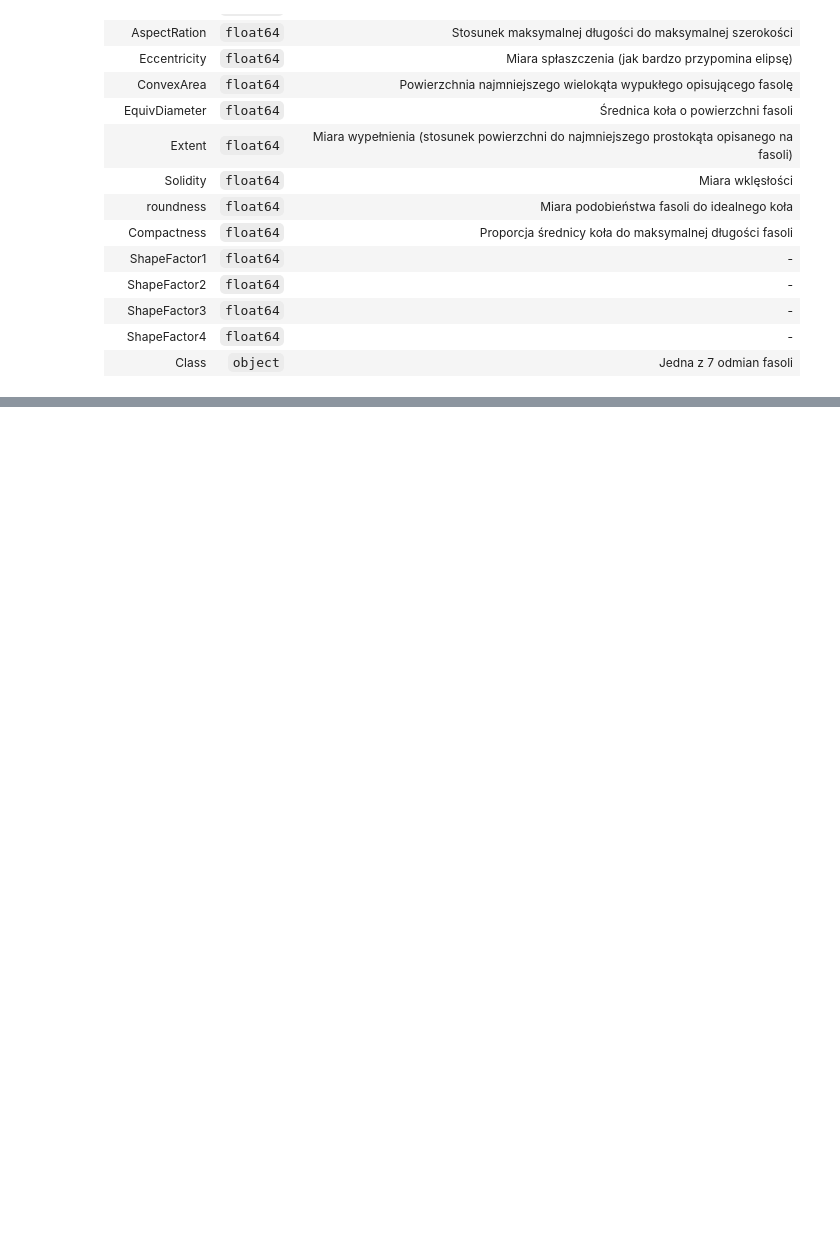
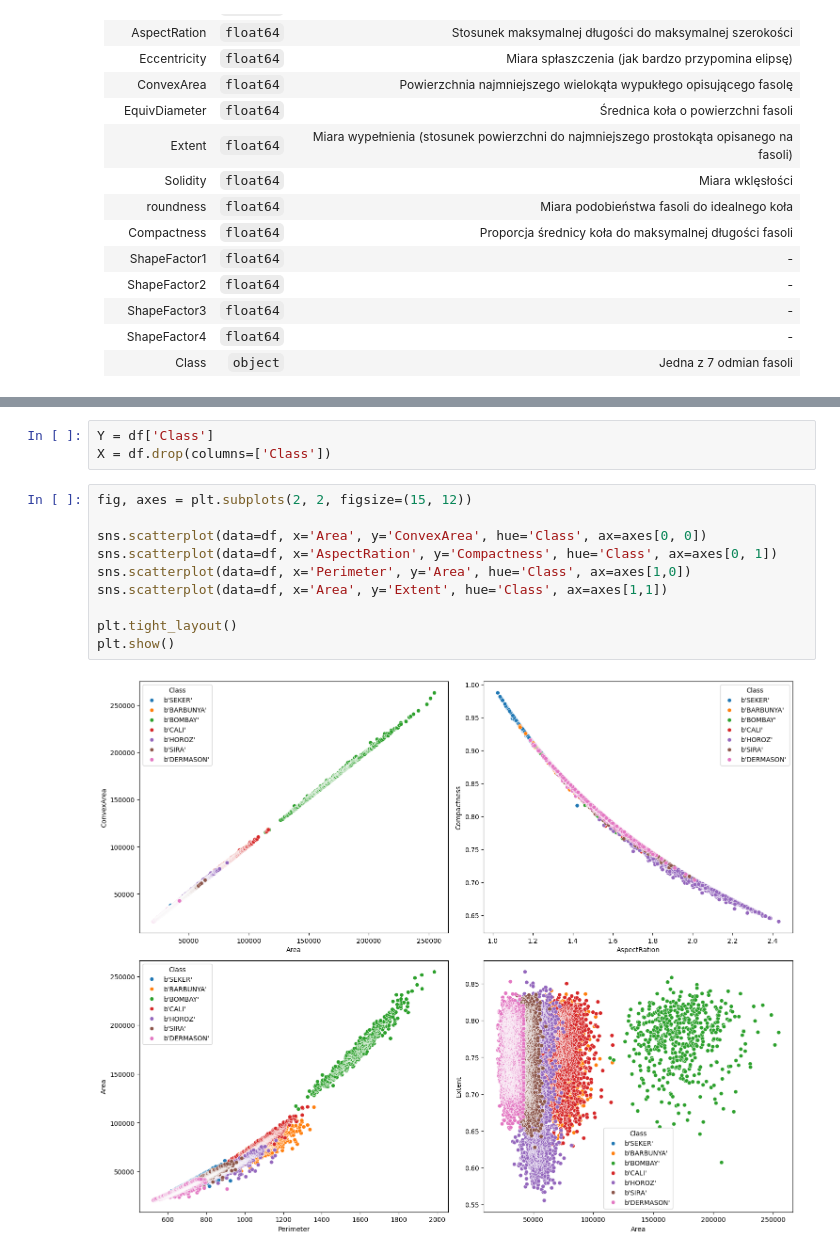
Before and after one commit to Zajecia-na-PWr-LR/lista7-MateuszOlech, a Jupyter notebook: Lista7.ipynb, the cells around one changed output, grey strips where cells are left out. Saved outputs shown, nothing was run; the diff lists cells and outputs as text; blank space fills up the shorter version.

```diff
--- a/Lista7.ipynb
+++ b/Lista7.ipynb
@@ -71,0 +124,15 @@ df.describe()
+# %%
+Y = df['Class']
+X = df.drop(columns=['Class'])
+# %%
+fig, axes = plt.subplots(2, 2, figsize=(15, 12))
+
+sns.scatterplot(data=df, x='Area', y='ConvexArea', hue='Class', ax=axes[0, 0])
+sns.scatterplot(data=df, x='AspectRation', y='Compactness', hue='Class', ax=axes[0, 1])
+sns.scatterplot(data=df, x='Perimeter', y='Area', hue='Class', ax=axes[1,0])
+sns.scatterplot(data=df, x='Area', y='Extent', hue='Class', ax=axes[1,1])
+
+plt.tight_layout()
+plt.show()
+# %% [output]
+[figure, added]
```
Also changed, not shown: parts of 6 cells of this notebook.
